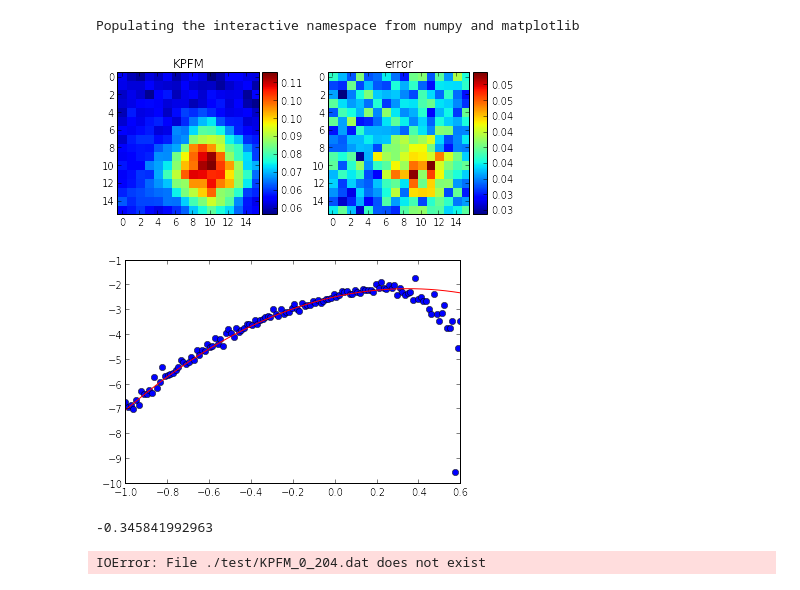
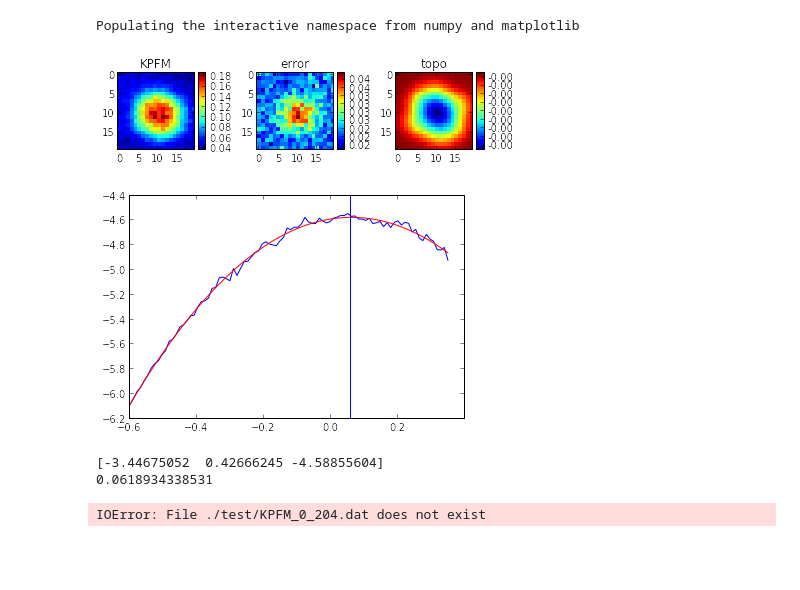
Before and after one commit to jorghyq/STM_AFM_Utils, a Jupyter notebook: KPFM/kpfm_grid.ipynb, the cells around one changed output. Drawn from its saved outputs; the diff is of its cells as text; code cells hidden in the pictures; blank space fills up the shorter version.

```diff
--- a/KPFM/kpfm_grid.ipynb
+++ b/KPFM/kpfm_grid.ipynb
@@ -13,50 +13,62 @@ Populating the interactive namespace from numpy and matplotlib
 # %%
 base_dir = './test/'
 files = os.listdir(base_dir)
-size = 16
+size = 20
 begin = None
 end = None
 grid = np.zeros((size,size))
 error = np.zeros((size,size))
+topo = np.zeros((size,size))
 for item in files:
-    match = re.search(r'KPFM_test_CN_constz_grid3_',item)
+    match = re.search(r'KPFM_dimer_constz_grid7_',item)
     if match:
         ind = int(item.split('_')[-1][-7:-4])-1
         #print ind
         ind_x = ind % size
         ind_y = ind / size
-        z, x0, e = fit_freq(base_dir + item,begin,end,1)
+        z, x0, e, z_set = fit_freq(base_dir + item,begin,end,1)
         grid[ind_x,ind_y] = x0
         error[ind_x,ind_y] = e
+        topo[ind_x,ind_y] = z_set
+        #print z_set
 # %%
-fig, axes = plt.subplots(nrows=1, ncols=2)
+fig, axes = plt.subplots(nrows=1, ncols=3)
 axes[0].set_title('KPFM')
-ax_freq = axes[0].imshow(grid,interpolation='nearest')
+ax_freq = axes[0].imshow(np.flipud(grid),interpolation='nearest')
 divider_freq = make_axes_locatable(axes[0])
 cax_freq = divider_freq.append_axes("right", size="10%", pad=0.05)
 cbar_freq = plt.colorbar(ax_freq, cax=cax_freq, format="%.2f")
 axes[1].set_title('error')
-ax_error = axes[1].imshow(error,interpolation='nearest')
+ax_error = axes[1].imshow(np.flipud(error),interpolation='nearest')
 divider_error = make_axes_locatable(axes[1])
 cax_error = divider_error.append_axes("right", size="10%", pad=0.05)
 cbar_error = plt.colorbar(ax_error, cax=cax_error, format="%.2f")
+axes[2].set_title('topo')
+ax_topo = axes[2].imshow(np.flipud(topo),interpolation='nearest')
+divider_topo = make_axes_locatable(axes[2])
+cax_topo = divider_topo.append_axes("right", size="10%", pad=0.05)
+cbar_topo = plt.colorbar(ax_topo, cax=cax_topo, format="%.2f")
 plt.tight_layout()
 # %% [output]
-[figure, old version]
+[figure, new version]
 # %%
-data = pd.read_csv('./test/KPFM_test_CN_constz_grid2_204.dat',sep='\t',skiprows=21)
+data = pd.read_csv('./test/KPFM_dimer_constz_grid7_345.dat',sep='\t',skiprows=21)
 bias = data['Bias calc (V)']
-freq = data['Frequency Shift (Hz)']
-
-z = np.polyfit(bias[:100], freq[:100], 2)
+freq = data['Frequency Shift [AVG] (Hz)']
+begin = 0
+end = 128
+z = np.polyfit(bias[begin:], freq[begin:], 2)
 fit = z[0] * bias * bias + z[1] * bias + z[2]
 error = sum(abs(freq - fit))
-plt.plot(bias, freq, 'o', bias, fit, 'r')
+plt.plot(bias[begin:], freq[begin:], bias[begin:], fit[begin:], 'r')
+plt.axvline(-z[1]/(2*z[0]))
 plt.show()
-print z[1]/(2*z[0])
+print z
+print -z[1]/(2*z[0])
 # %% [output]
-[figure, old version]
+[figure, new version]
--0.345841992963
+[-3.44675052  0.42666245 -4.58855604]
+0.0618934338531
 # %%
 data = pd.read_csv('./test/KPFM_0_204.dat',sep='\t',skiprows=16)
 bias = data['Bias calc (V)']
```
